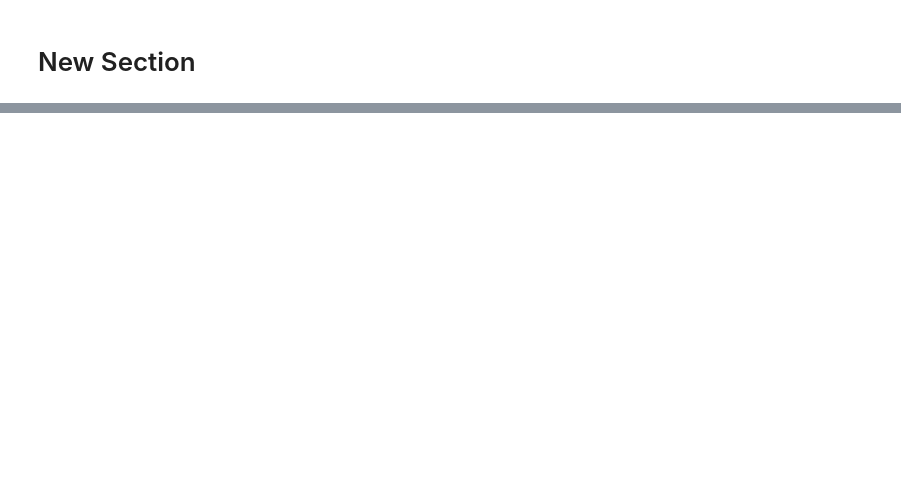
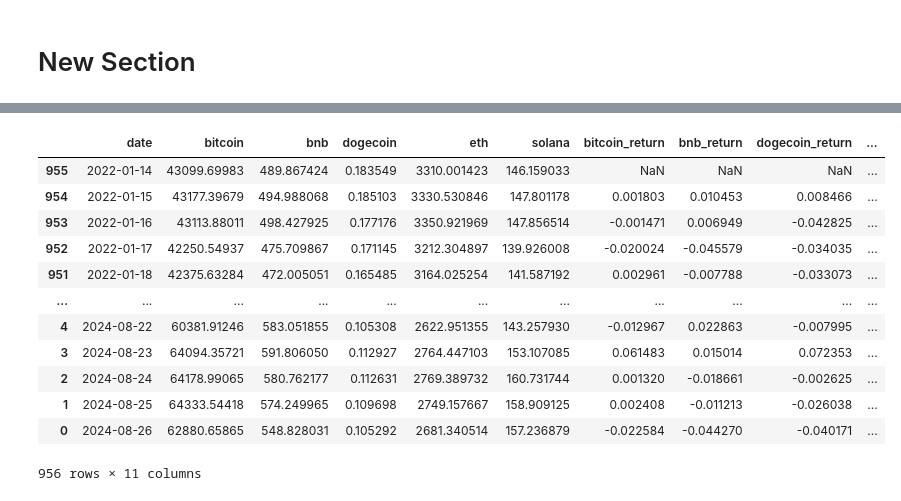
Before and after one commit to outfox330/ML_Models_on_Time_Series, a Jupyter notebook: BTC_FORECAST.ipynb, the cells around one changed output, grey strips where cells are left out. Cells and saved outputs as stored; diff of their text form; code cells hidden in the pictures; blank space fills up the shorter version.

```diff
--- a/BTC_FORECAST.ipynb
+++ b/BTC_FORECAST.ipynb
@@ -146,0 +234,5 @@ drive.mount('/content/drive')
+# %%
+df_total = df1
+df_total = df_total[['date','close']]
+df_total.columns = ['date','bitcoin']
+df_total
@@ -146,0 +253,6 @@ drive.mount('/content/drive')
+# %%
+df_total['bnb'] = df2['close']
+df_total['dogecoin'] = df3['close']
+df_total['eth'] = df4['close']
+df_total['solana'] = df5['close']
+df_total
@@ -146,0 +293,2 @@ drive.mount('/content/drive')
+# %%
+df_total['date'] = pd.to_datetime(df_total['date'])
@@ -146,0 +301,3 @@ drive.mount('/content/drive')
+# %%
+df_total = df_total.sort_values('date')
+df_total
@@ -146,0 +318,22 @@ drive.mount('/content/drive')
+# %%
+df_total['bitcoin_return'] = df_total['bitcoin'].pct_change()
+df_total['bnb_return'] = df_total['bnb'].pct_change()
+df_total['dogecoin_return'] = df_total['dogecoin'].pct_change()
+df_total['eth_return'] = df_total['eth'].pct_change()
+df_total['solana_return'] = df_total['solana'].pct_change()
+
+df_total
+# %% [output]
+|  | date | bitcoin | bnb | dogecoin | eth | solana | bitcoin_return | bnb_return | dogecoin_return | ... |
+| 955 | 2022-01-14 | 43099.69983 | 489.867424 | 0.183549 | 3310.001423 | 146.159033 | NaN | NaN | NaN | ... |
+| 954 | 2022-01-15 | 43177.39679 | 494.988068 | 0.185103 | 3330.530846 | 147.801178 | 0.001803 | 0.010453 | 0.008466 | ... |
+| 953 | 2022-01-16 | 43113.88011 | 498.427925 | 0.177176 | 3350.921969 | 147.856514 | -0.001471 | 0.006949 | -0.042825 | ... |
+| 952 | 2022-01-17 | 42250.54937 | 475.709867 | 0.171145 | 3212.304897 | 139.926008 | -0.020024 | -0.045579 | -0.034035 | ... |
+| 951 | 2022-01-18 | 42375.63284 | 472.005051 | 0.165485 | 3164.025254 | 141.587192 | 0.002961 | -0.007788 | -0.033073 | ... |
+| ... | ... | ... | ... | ... | ... | ... | ... | ... | ... | ... |
+| 4 | 2024-08-22 | 60381.91246 | 583.051855 | 0.105308 | 2622.951355 | 143.257930 | -0.012967 | 0.022863 | -0.007995 | ... |
+| 3 | 2024-08-23 | 64094.35721 | 591.806050 | 0.112927 | 2764.447103 | 153.107085 | 0.061483 | 0.015014 | 0.072353 | ... |
+| 2 | 2024-08-24 | 64178.99065 | 580.762177 | 0.112631 | 2769.389732 | 160.731744 | 0.001320 | -0.018661 | -0.002625 | ... |
+| 1 | 2024-08-25 | 64333.54418 | 574.249965 | 0.109698 | 2749.157667 | 158.909125 | 0.002408 | -0.011213 | -0.026038 | ... |
+| 0 | 2024-08-26 | 62880.65865 | 548.828031 | 0.105292 | 2681.340514 | 157.236879 | -0.022584 | -0.044270 | -0.040171 | ... |
+956 rows × 11 columns
```
Also changed, not shown: parts of 21 cells of this notebook.
